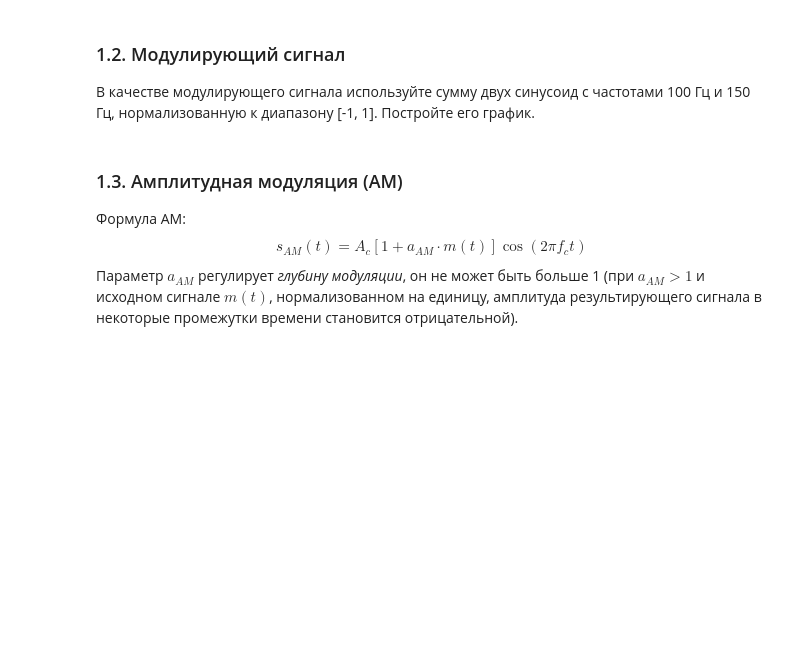
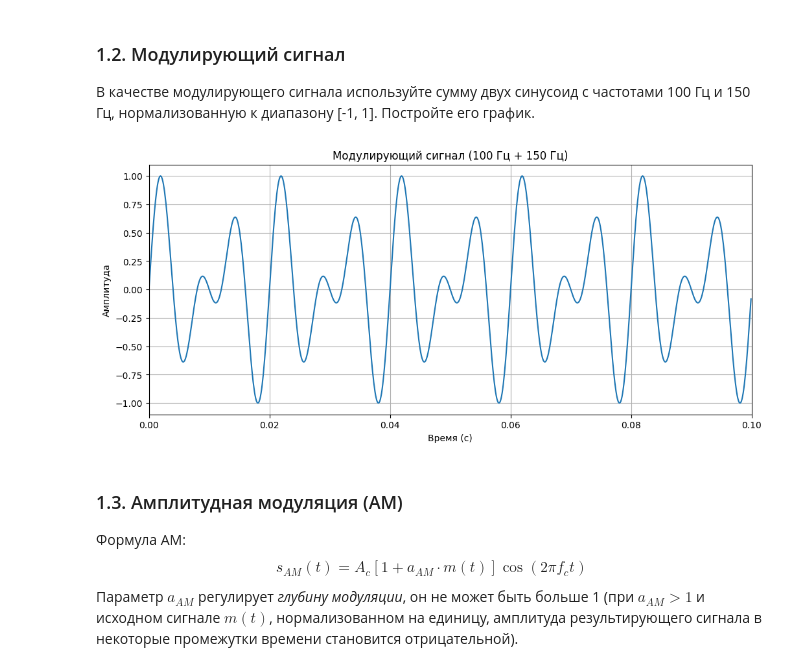
Before and after one commit to korzhimanov/dsp-seminars, a Jupyter notebook: seminars/2.ipynb, the cells around one changed output. Cells and saved outputs as stored; diff of their text form; code cells hidden in the pictures; blank space fills up the shorter version.

```diff
--- a/seminars/2.ipynb
+++ b/seminars/2.ipynb
@@ -45,15 +45,19 @@ Ac = 1.0                       # амплитуда несущей
 # %%
 fm1 = 100
 fm2 = 150
-m_t = [] # модулирующий сигнал - сумма двух синусоид со значениями в интервале [-1,1]
+m_t_raw = np.sin(2 * np.pi * fm1 * t) + np.sin(2 * np.pi * fm2 * t)
+m_t = m_t_raw / np.max(np.abs(m_t_raw))
 
-plt.figure()
+plt.figure(figsize=(12, 5))
 plt.plot(t, m_t)
-plt.title('Модулирующий сигнал (100 Гц + 200 Гц)')
+plt.title(f'Модулирующий сигнал ({fm1} Гц + {fm2} Гц)')
 plt.xlabel('Время (с)')
 plt.ylabel('Амплитуда')
 plt.grid(True)
+plt.xlim(0, 0.1)
 plt.show()
+# %% [output]
+[figure, added]
 # %% [markdown]
 ### 1.3. Амплитудная модуляция (АМ)
 
```
Also changed, not shown: parts of 39 cells of this notebook.
